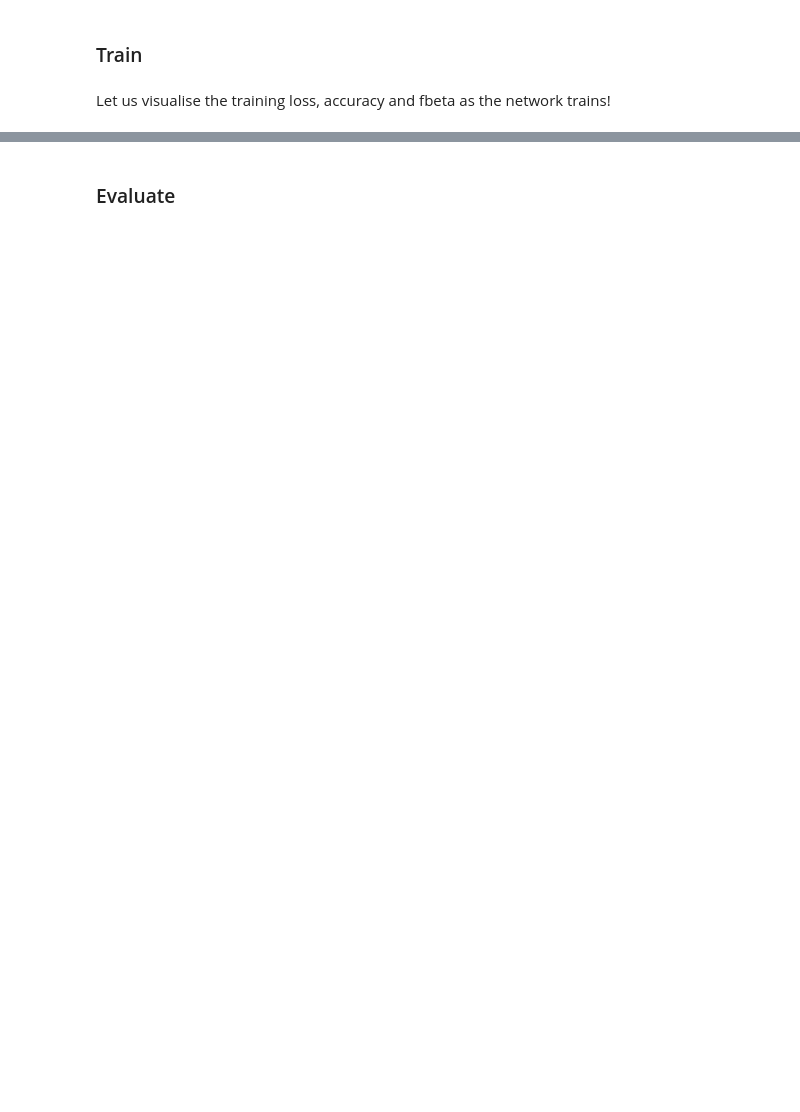
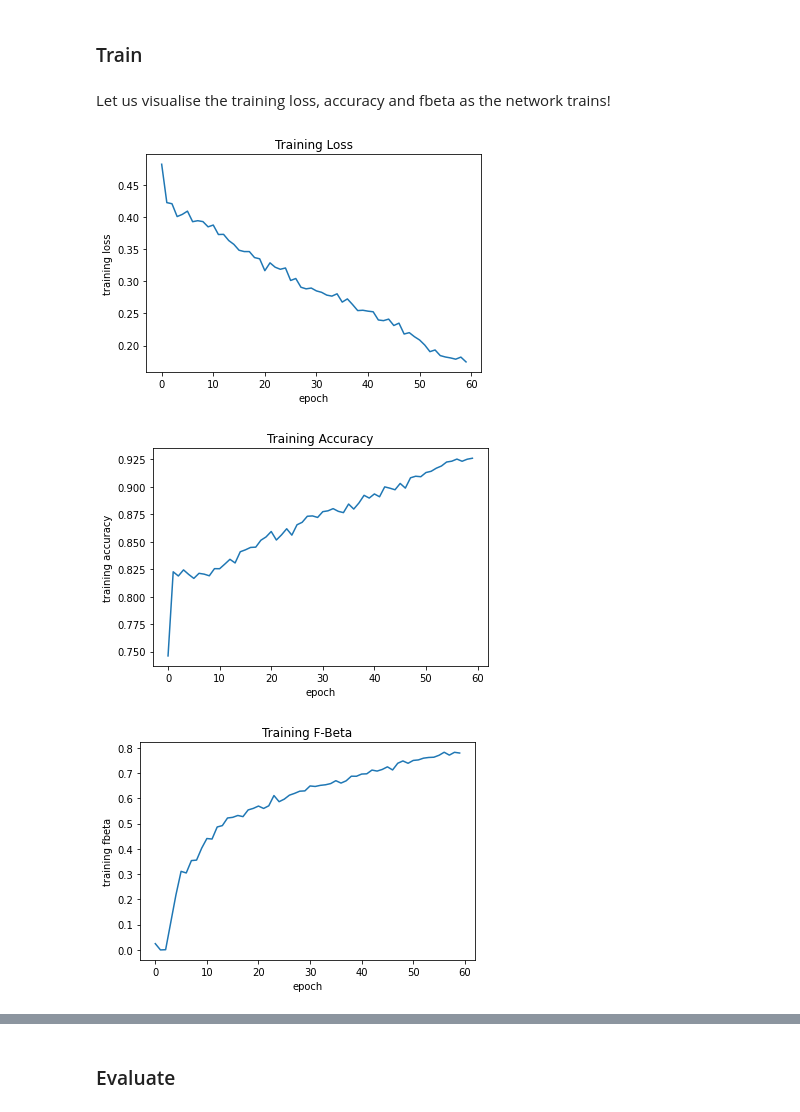
Before and after one commit to allispaul/scrolls, a Jupyter notebook: model_with_validation.ipynb, the cells around one changed output, grey strips where cells are left out. Drawn from its saved outputs; the diff is of its cells as text; code cells hidden in the pictures; blank space fills up the shorter version.

```diff
--- a/model_with_validation.ipynb
+++ b/model_with_validation.ipynb
@@ -97,8 +97,9 @@ Wall time: 750 µs
 # %% [markdown]
 #### Sanity check
 # %%
+BATCH_SIZE = 32
 train_loader = data.DataLoader(train_dset, batch_size=BATCH_SIZE, shuffle=True)
 val_loader = data.DataLoader(val_dset, batch_size=BATCH_SIZE, shuffle=True)
 print("Num of Training batches:", len(train_loader))
-print("Num of Training batches:", len(val_loader))Visualization
+print("Num of Training batches:", len(val_loader))
 # %% [output]
@@ -192,16 +214,11 @@ if TRAIN_RUN:
 
 
     # We will use these to visualize training
-    train_visualize= visualize()
-    val_visualize=visualize()
-    train_loss_plot=[]
-    train_accuracy_plot=[]
-    train_fbeta_plot=[]
-    val_loss_plot=[]
-    val_accuracy_plot=[]
-    val_fbeta_plot=[]
+    train_visualize= visualize(500) # The 500 here should be the same number as 500 below.
+    val_visualize=visualize(VALIDATION_EPOCHS)
 
-    denom = 0
+
+    #denom = 0
     pbar = tqdm(enumerate(train_loader), total=TRAINING_EPOCHS)
     for i, (subvolumes, inklabels) in pbar:
         if i >= TRAINING_EPOCHS:
@@ -214,24 +231,13 @@ if TRAIN_RUN:
         scheduler.step()
         # Updates the training_loss, training_fbeta and training_accuracy
         train_visualize.update(outputs, inklabels, loss)
-        denom += 1
+        #denom += 1
         #pbar.set_postfix({"Loss": running_loss / denom, "Accuracy": running_accuracy / denom, "Fbeta@0.5": running_fbeta / denom})
         if (i + 1) % 500 == 0:
-            train_loss_plot.append(train_visualize.loss / denom) # Used for plotting training loss
-            train_accuracy_plot.append(train_visualize.accuracy / denom) # Used for plotting training accuracy
-            train_fbeta_plot.append(train_visualize.fbeta / denom)
-
-            val_loss_plot.append(val_visualize.loss/VALIDATION_EPOCHS) # Used for plotting training loss
-            val_accuracy_plot.append(val_visualize.accuracy/VALIDATION_EPOCHS) # Used for plotting training accuracy
-            val_fbeta_plot.append(val_visualize.fbeta/VALIDATION_EPOCHS) # Used for plotting training fbeta
-
-            train_visualize.loss=0
-            train_visualize.fbeta=0
-            train_visualize.accuracy=0
-            denom = 0
-            val_visualize.loss=0
-            val_visualize.fbeta=0
-            val_visualize.accuracy=0
+            train_visualize.append()
+            val_visualize.append()
+            train_visualize.reset()
+            val_visualize.reset()
             for j, (val_subvolumes, val_inklabels) in enumerate(val_loader):
                 if j>= VALIDATION_EPOCHS:
                     break
@@ -241,34 +247,38 @@ if TRAIN_RUN:
     torch.save(model.state_dict(), "model1.pt")
 
 else:
-    model_weights = torch.load("model.pt")
+    model_weights = torch.load("model1.pt")
     model.load_state_dict(model_weights)
 # %% [markdown]
 Let us visualise the training loss, accuracy and fbeta as the network trains!
 # %%
 if TRAIN_RUN:
     # Plotting the training_loss vs epochs
-    plt.plot(train_loss_plot)
+    plt.plot(train_visualize.plot_loss)
     plt.xlabel('epoch')
     plt.ylabel('training loss')
     plt.title("Training Loss")
     plt.savefig("train_loss_plot.png", format="png")
     plt.show()
 
     # Plotting the training accuracy
-    plt.plot(train_accuracy_plot)
+    plt.plot(train_visualize.plot_acc)
     plt.xlabel('epoch')
     plt.ylabel('training accuracy')
     plt.title("Training Accuracy")
     plt.savefig("train_accuracy_plot.png", format="png")
     plt.show()
 
     # Plotting the training fbeta@0.5
-    plt.plot(train_fbeta_plot)
+    plt.plot(train_visualize.plot_fbeta)
     plt.xlabel('epoch')
     plt.ylabel('training fbeta')
     plt.title("Training F-Beta")
     plt.savefig("train_fbeta_plot.png", format="png")
     plt.show()
+# %% [output]
+[figure, added]
+[figure, added]
+[figure, added]
 # %%
 if TRAIN_RUN:
```
Also changed, not shown: parts of 12 cells of this notebook.
